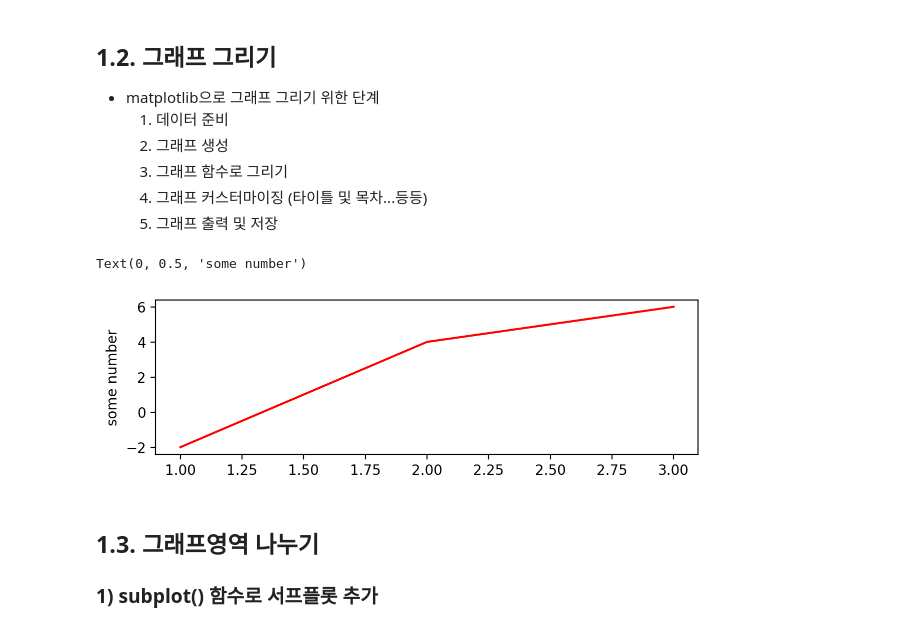
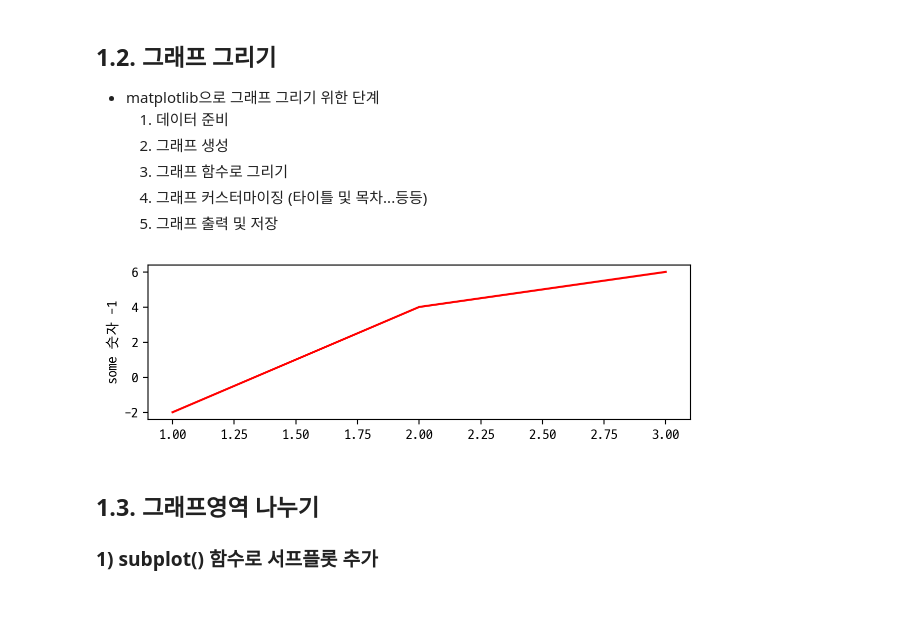
Before and after one commit to hzj04473/ai_x, a Jupyter notebook: source/01_python/ch12_데이터시각화_1절_Matplotlib.ipynb, the cells around one changed output. Cells and saved outputs as stored; diff of their text form; code cells hidden in the pictures; blank space fills up the shorter version.

```diff
--- a/source/01_python/ch12_데이터시각화_1절_Matplotlib.ipynb
+++ b/source/01_python/ch12_데이터시각화_1절_Matplotlib.ipynb
@@ -42,6 +42,12 @@ import seaborn as sns
 %config InlineBackend.figure_format = 'retina'
 
 # 한글설정
+# plt.rc 는 환경설정
+plt.rc('font', family='AppleGothic') # Mac
+plt.rc('axes', unicode_minus=False) # 축의 - 꺠짐 방지
+# plt.rc('font', family='AppleGothic')
+# plt.rc('font', family='Malgun Gothic') # 윈도우즈
+# plt.rcParams['font.family'] = "AppleGothic"
 
 # warning (경고) 안보이게
 # %% [markdown]
@@ -56,14 +62,14 @@ import seaborn as sns
 # %%
 x = [1, 2, 3]  # 1) 데이터 준비
 y = [-2, 4, 6]
 
 plt.figure(figsize=(7, 2))  # 2) 그래프 객체 생성
 plt.plot(x, y, color='r')  # 3) 그래프 함수
-plt.ylabel('some number') # 4) 그래프 커스터마이징
+# plt.ylabel('some number') # 4) 그래프 커스터마이징
+plt.ylabel('some 숫자 -1')
 plt.show() # 5) 그래프 화면 출력 cf. plt.savefig('파일명.jpg')
 # %% [output]
-Text(0, 0.5, 'some number')
-[figure, old version]
+[figure, new version]
 # %% [markdown]
 ## 1.3. 그래프영역 나누기
 
```
Also changed, not shown: parts of 15 cells of this notebook, 1 other file.
